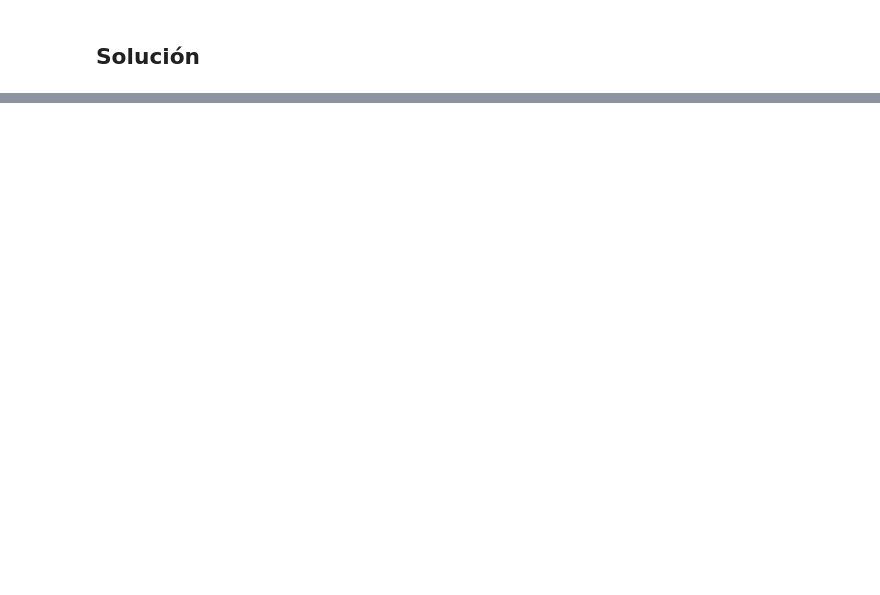
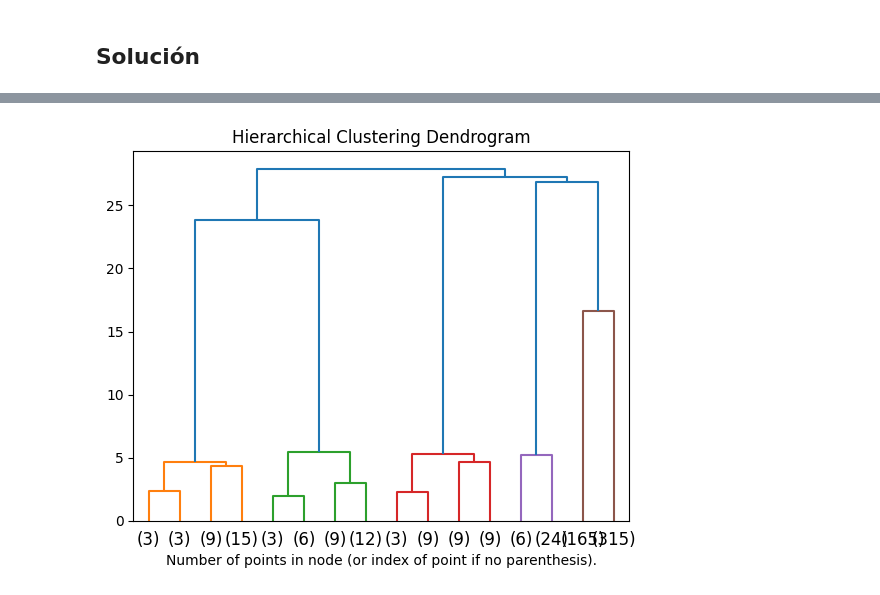
Before and after one commit to lbustio/ciencia_datos, a Jupyter notebook: 18.-clustering.ipynb, the cells around one changed output, grey strips where cells are left out. Drawn from its saved outputs; the diff is of its cells as text; code cells hidden in the pictures; blank space fills up the shorter version.

```diff
--- a/18.-clustering.ipynb
+++ b/18.-clustering.ipynb
@@ -568,0 +290,9 @@ Ya está. Hemos construido con éxito nuestro modelo de K-Means y hemos hecho la
+# %%
+# Dendrograma de HCA
+plt.title("Hierarchical Clustering Dendrogram")
+# plot the top three levels of the dendrogram
+plot_dendrogram(model, truncate_mode="level", p=3)
+plt.xlabel("Number of points in node (or index of point if no parenthesis).")
+plt.show()
+# %% [output]
+[figure, added]
```
Also changed, not shown: parts of 95 cells of this notebook, 22 other files.
